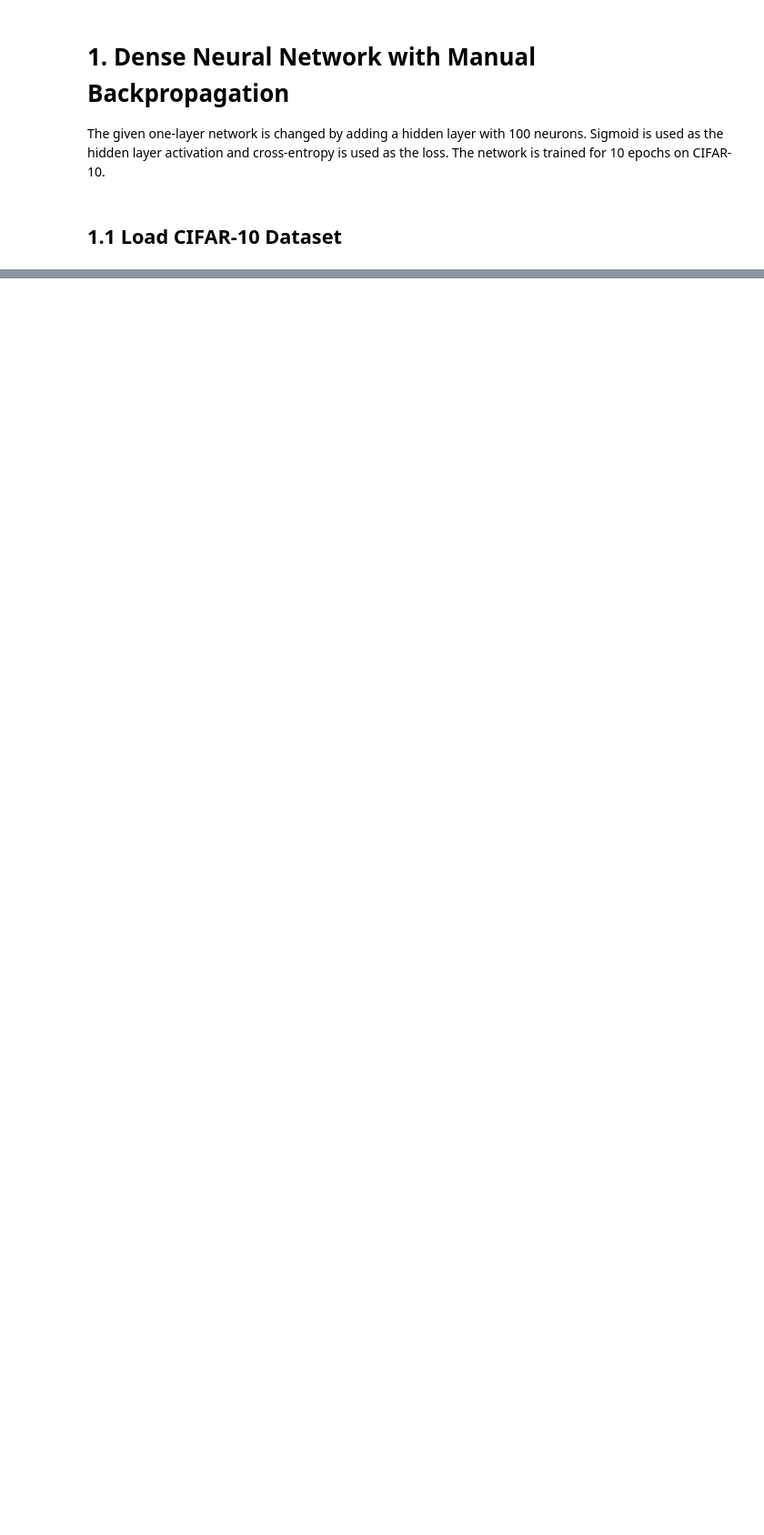
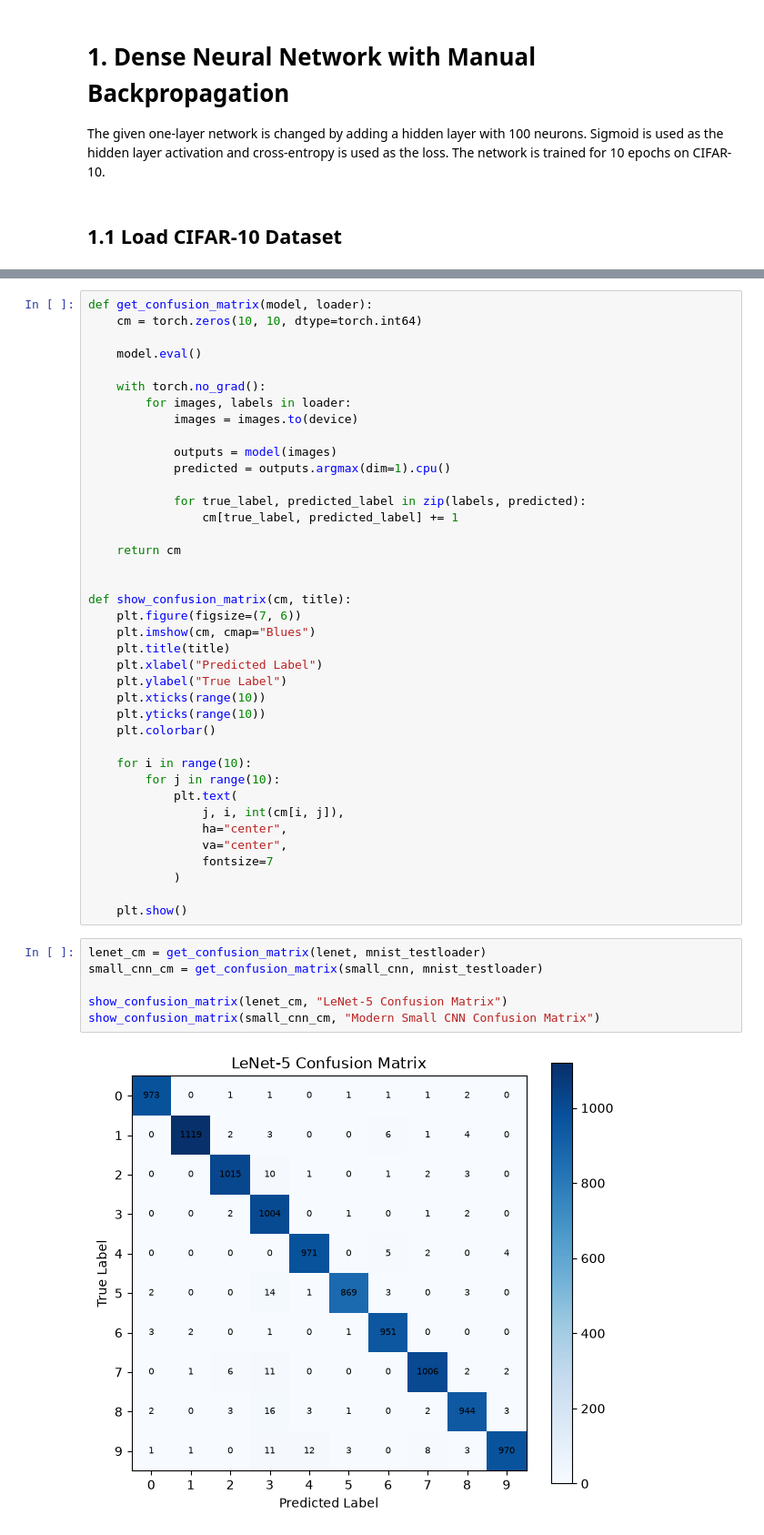
Before and after one commit to YohanBandara/Computer-Vision, a Jupyter notebook: CV assignment3/CV_Assignment3.ipynb, the cells around one changed output, grey strips where cells are left out. Shown at 91% size. Drawn from its saved outputs; the diff is of its cells as text; blank space fills up the shorter version.

```diff
--- a/CV assignment3/CV_Assignment3.ipynb
+++ b/CV assignment3/CV_Assignment3.ipynb
@@ -103,0 +552,47 @@ KeyboardInterrupt:
+# %%
+def get_confusion_matrix(model, loader):
+    cm = torch.zeros(10, 10, dtype=torch.int64)
+
+    model.eval()
+
+    with torch.no_grad():
+        for images, labels in loader:
+            images = images.to(device)
+
+            outputs = model(images)
+            predicted = outputs.argmax(dim=1).cpu()
+
+            for true_label, predicted_label in zip(labels, predicted):
+                cm[true_label, predicted_label] += 1
+
+    return cm
+
+
+def show_confusion_matrix(cm, title):
+    plt.figure(figsize=(7, 6))
+    plt.imshow(cm, cmap="Blues")
+    plt.title(title)
+    plt.xlabel("Predicted Label")
+    plt.ylabel("True Label")
+    plt.xticks(range(10))
+    plt.yticks(range(10))
+    plt.colorbar()
+
+    for i in range(10):
+        for j in range(10):
+            plt.text(
+                j, i, int(cm[i, j]),
+                ha="center",
+                va="center",
+                fontsize=7
+            )
+
+    plt.show()
+# %%
+lenet_cm = get_confusion_matrix(lenet, mnist_testloader)
+small_cnn_cm = get_confusion_matrix(small_cnn, mnist_testloader)
+
+show_confusion_matrix(lenet_cm, "LeNet-5 Confusion Matrix")
+show_confusion_matrix(small_cnn_cm, "Modern Small CNN Confusion Matrix")
+# %% [output]
+[figure, added]
```
Also changed, not shown: parts of 34 cells of this notebook, 2 other files.
